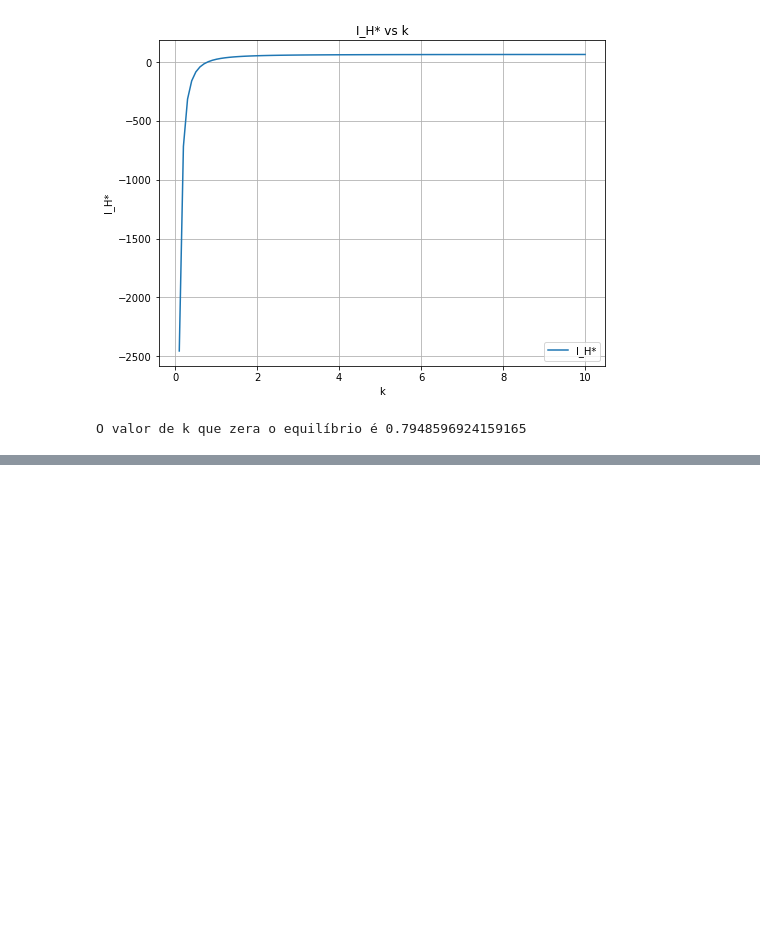
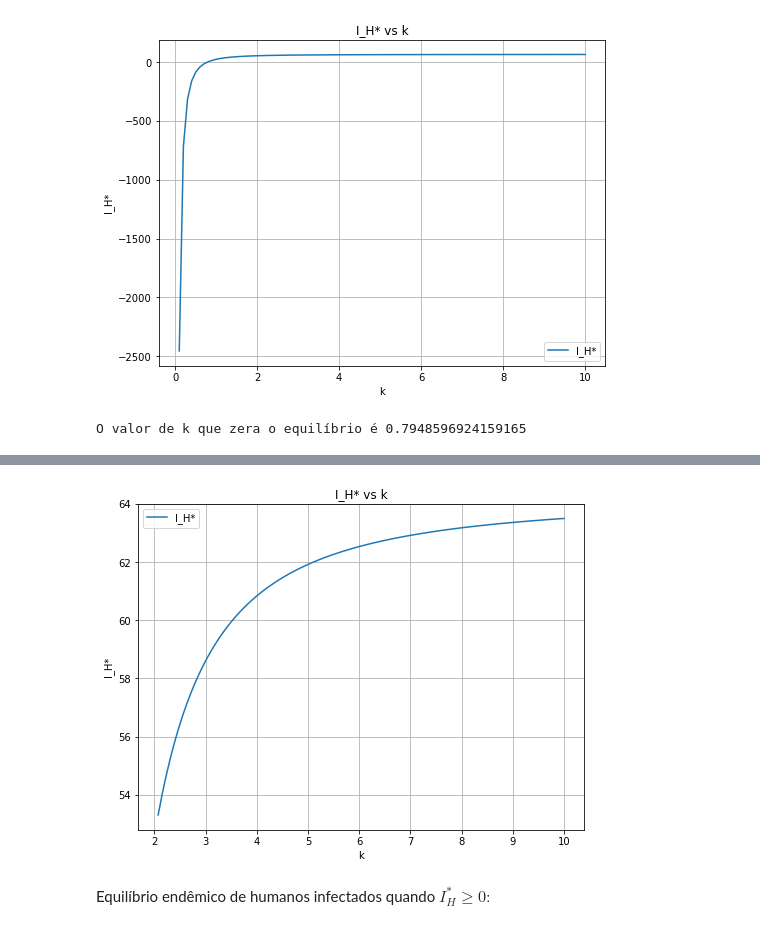
Before and after one commit to RaphaLevy/TCC, a Jupyter notebook: Modelagem_com_Dinamica_Pop/Plota_Equilibrio_e_R0.ipynb, the cells around one changed output, grey strips where cells are left out. Saved outputs shown, nothing was run; the diff lists cells and outputs as text; code cells hidden in the pictures; blank space fills up the shorter version.

```diff
--- a/Modelagem_com_Dinamica_Pop/Plota_Equilibrio_e_R0.ipynb
+++ b/Modelagem_com_Dinamica_Pop/Plota_Equilibrio_e_R0.ipynb
@@ -463,0 +466,5 @@ plt.show()
+# %%
+equilibrium_numerator_final, equilibrium_denominator_final, equilibrium_final = calculate_equilibrium_final_values(N, R_L, T_linha, Tmin, DD, D1,
+                                                                               T1, T2, omega1, phi1, R1, R2, omega2, phi2,
+                                                                               p_ML, p_ME, p_MP, c1, c2, A, B, C, b1, b2,
+                                                                               gamma, mu_H, 10)
@@ -463,0 +477,27 @@ plt.show()
+# %%
+k_values = np.linspace(2.0746963059512207, 10, 100)
+
+equilibrium_full_values = []
+
+for k_val in k_values:
+    equilibrium_numerator_final, equilibrium_denominator_final, equilibrium_final = calculate_equilibrium_final_values(N, R_L, T_linha, Tmin, DD, D1,
+                                                                               T1, T2, omega1, phi1, R1, R2, omega2, phi2,
+                                                                               p_ML, p_ME, p_MP, c1, c2, A, B, C, b1, b2,
+                                                                               gamma, mu_H, k=k_val)
+    equilibrium_full_values.append(equilibrium_final)
+# %%
+plt.figure(figsize=(8, 6))
+
+plt.plot(k_values, equilibrium_full_values, label='I_H*')
+plt.xlabel('k')
+plt.ylabel('I_H*')
+plt.title('I_H* vs k')
+
+plt.legend()
+plt.grid(True)
+
+plt.show()
+# %% [output]
+[figure, added]
+# %% [markdown]
+Equilíbrio endêmico de humanos infectados quando $I_H^* \geq 0:$
```
Also changed, not shown: parts of 6 cells of this notebook.
